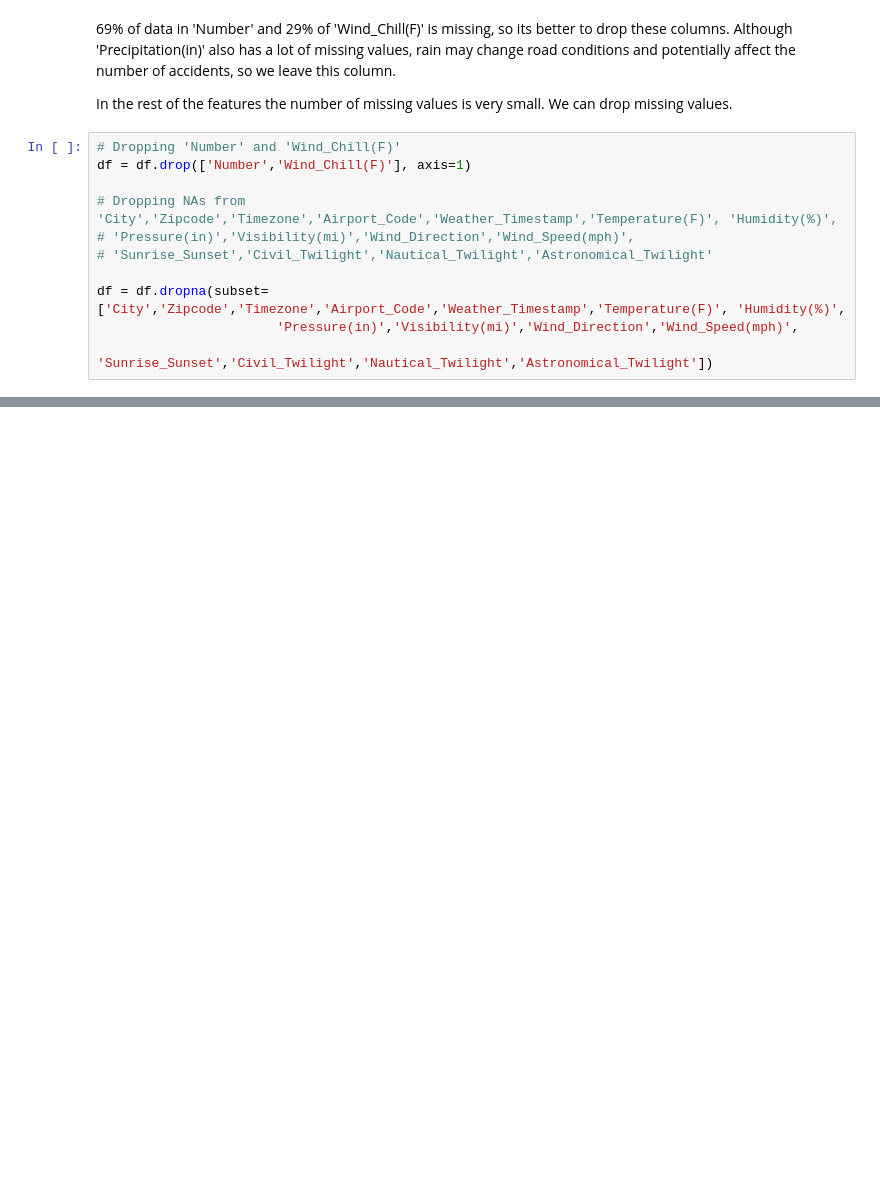
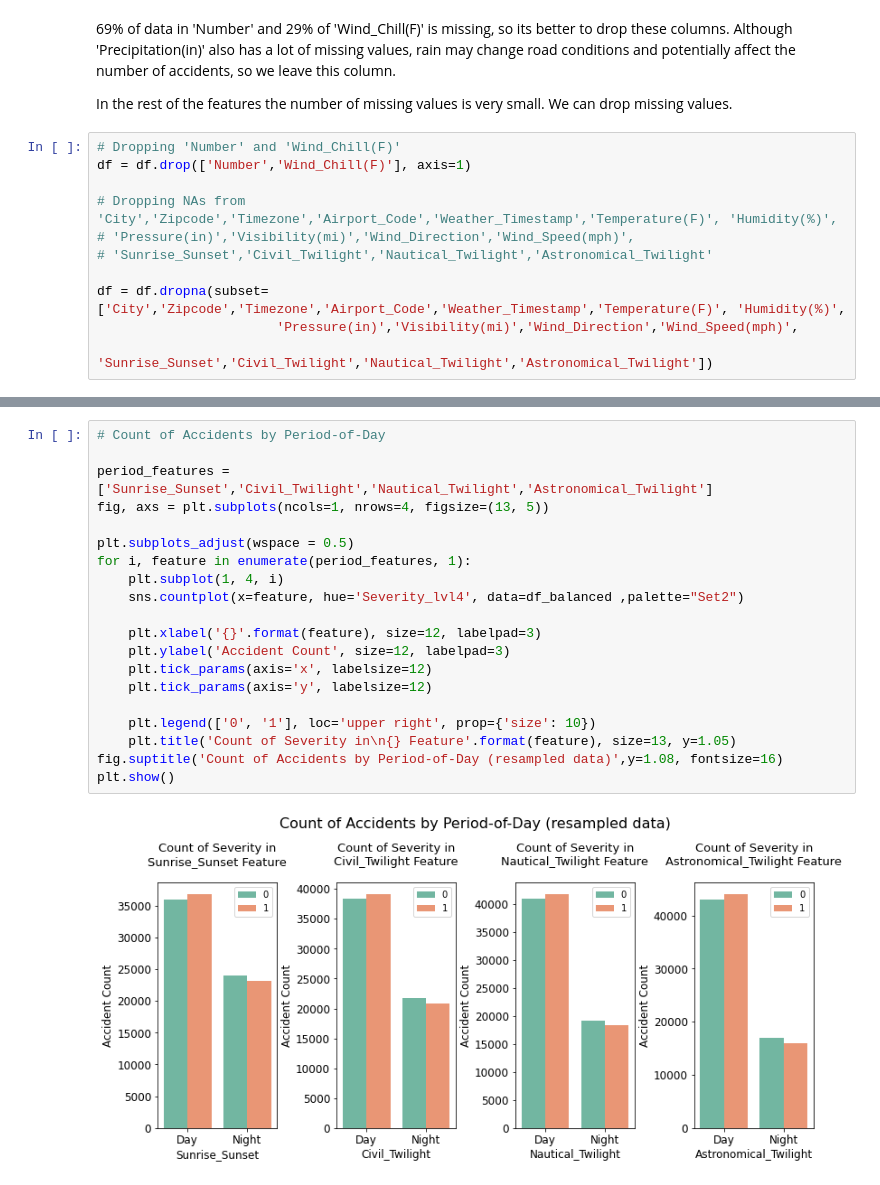
Before and after one commit to AlekseiPronin/FinalProject_DataAnalysis_US_Accidents, a Jupyter notebook: EDA.ipynb, the cells around one changed output, grey strips where cells are left out. Saved outputs shown, nothing was run; the diff lists cells and outputs as text; blank space fills up the shorter version.

```diff
--- a/EDA.ipynb
+++ b/EDA.ipynb
@@ -552,0 +565,22 @@ plt.show()
+# %%
+# Count of Accidents by Period-of-Day
+
+period_features = ['Sunrise_Sunset','Civil_Twilight','Nautical_Twilight','Astronomical_Twilight']
+fig, axs = plt.subplots(ncols=1, nrows=4, figsize=(13, 5))
+
+plt.subplots_adjust(wspace = 0.5)
+for i, feature in enumerate(period_features, 1):
+    plt.subplot(1, 4, i)
+    sns.countplot(x=feature, hue='Severity_lvl4', data=df_balanced ,palette="Set2")
+
+    plt.xlabel('{}'.format(feature), size=12, labelpad=3)
+    plt.ylabel('Accident Count', size=12, labelpad=3)
+    plt.tick_params(axis='x', labelsize=12)
+    plt.tick_params(axis='y', labelsize=12)
+
+    plt.legend(['0', '1'], loc='upper right', prop={'size': 10})
+    plt.title('Count of Severity in\n{} Feature'.format(feature), size=13, y=1.05)
+fig.suptitle('Count of Accidents by Period-of-Day (resampled data)',y=1.08, fontsize=16)
+plt.show()
+# %% [output]
+[figure, added]
```
Also changed, not shown: parts of 22 cells of this notebook.
